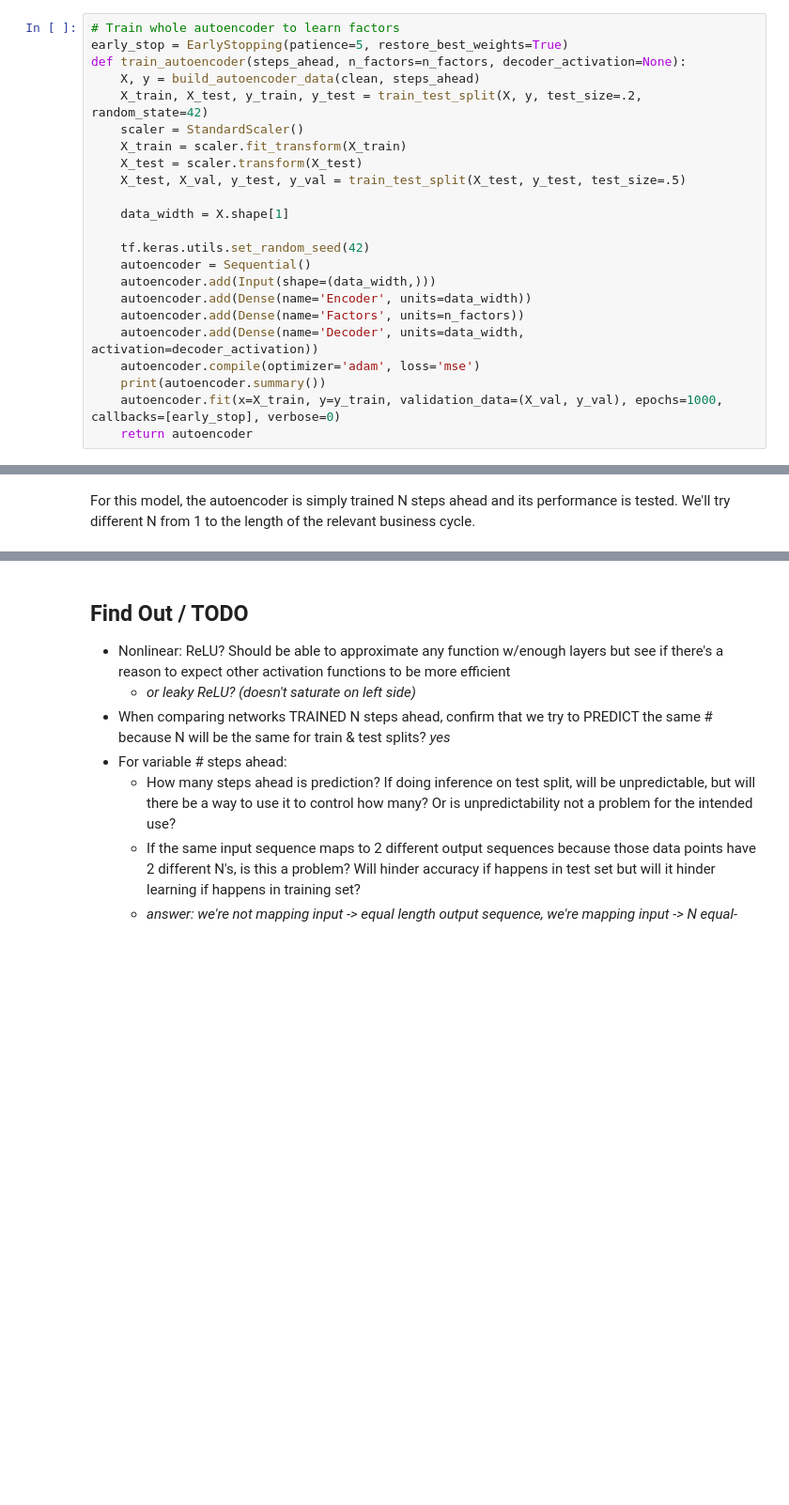
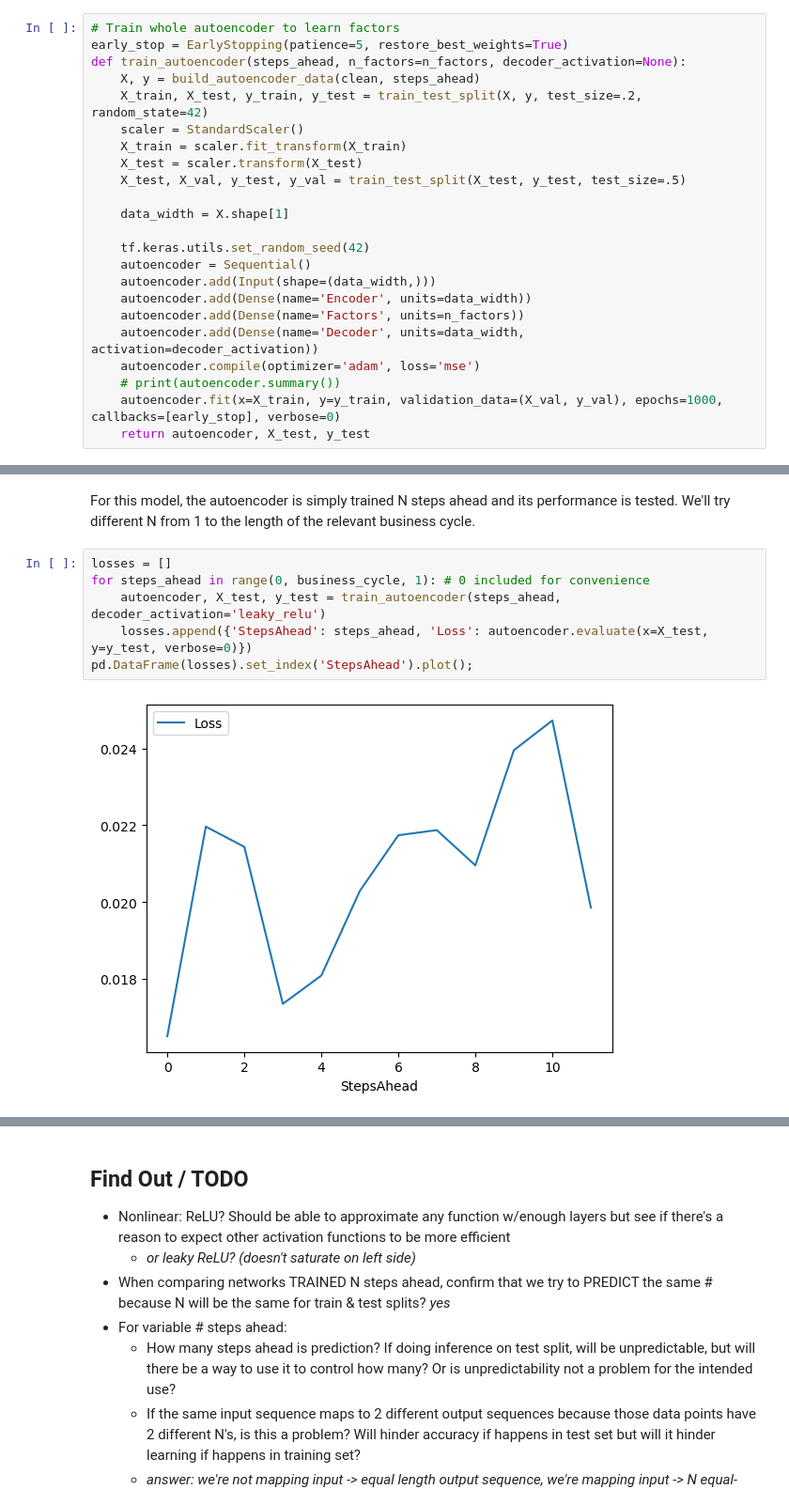
Before and after one commit to ALandon942/StockAutoencoder, a Jupyter notebook: SP500Autoencoder.ipynb, the cells around one changed output, grey strips where cells are left out. Shown at 94% size. Saved outputs shown, nothing was run; the diff lists cells and outputs as text; blank space fills up the shorter version.

Commit message:
Add N steps ahead model

```diff
--- a/SP500Autoencoder.ipynb
+++ b/SP500Autoencoder.ipynb
@@ -238,9 +238,9 @@ def train_autoencoder(steps_ahead, n_factors=n_factors, decoder_activation=None)
     autoencoder.add(Dense(name='Factors', units=n_factors))
     autoencoder.add(Dense(name='Decoder', units=data_width, activation=decoder_activation))
     autoencoder.compile(optimizer='adam', loss='mse')
-    print(autoencoder.summary())
+    # print(autoencoder.summary())
     autoencoder.fit(x=X_train, y=y_train, validation_data=(X_val, y_val), epochs=1000, callbacks=[early_stop], verbose=0)
-    return autoencoder
+    return autoencoder, X_test, y_test
 # %%
 # Retrain decoder layer to predict N data points ahead based on factors already learned
 # Keep track of losses as a function of steps ahead
@@ -339,3 +291,11 @@ This is counterintuitive to say the least!
 #### Training N steps ahead
 # %% [markdown]
 For this model, the autoencoder is simply trained N steps ahead and its performance is tested. We'll try different N from 1 to the length of the relevant business cycle.
+# %%
+losses = []
+for steps_ahead in range(0, business_cycle, 1): # 0 included for convenience
+    autoencoder, X_test, y_test = train_autoencoder(steps_ahead, decoder_activation='leaky_relu')
+    losses.append({'StepsAhead': steps_ahead, 'Loss': autoencoder.evaluate(x=X_test, y=y_test, verbose=0)})
+pd.DataFrame(losses).set_index('StepsAhead').plot();
+# %% [output]
+[figure, added]
```
Also changed, not shown: parts of 6 cells of this notebook.
